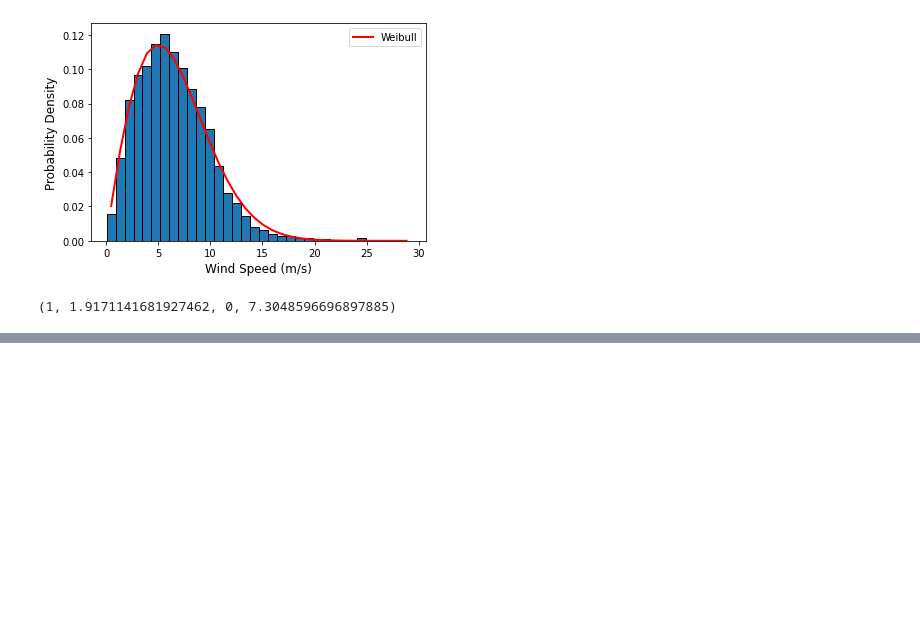
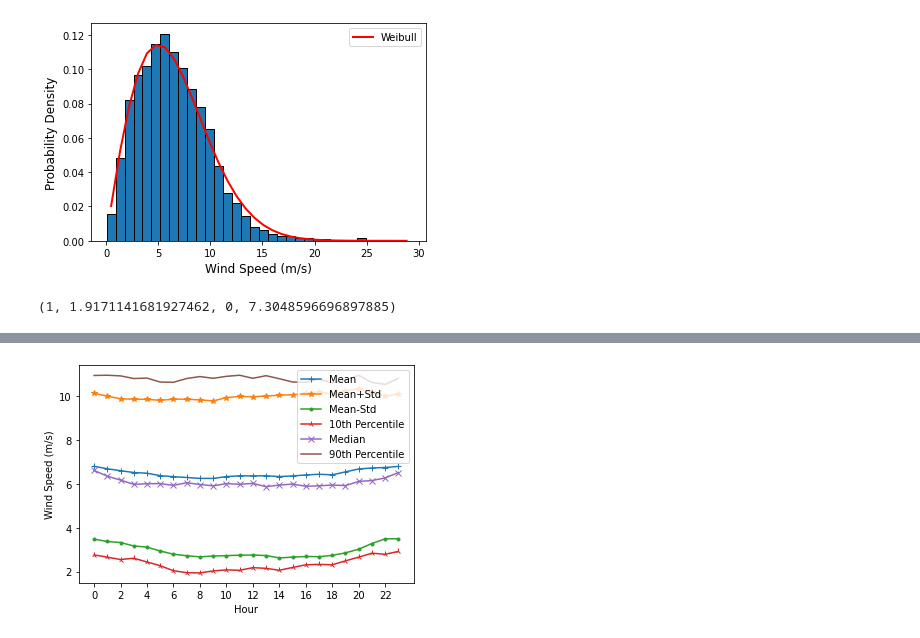
Before and after one commit to thurayakaadan/albatross, a Jupyter notebook: Usage.ipynb, the cells around one changed output, grey strips where cells are left out. Saved outputs shown, nothing was run; the diff lists cells and outputs as text; code cells hidden in the pictures; blank space fills up the shorter version.

Commit message:
[ref #14] Add diurnal stats/plotting

```diff
--- a/Usage.ipynb
+++ b/Usage.ipynb
@@ -109,0 +131,4 @@ params
+# %%
+(fig, ax, df) = plot_diurnal_stats(data)
+# %% [output]
+[figure, added]
```
Also changed, not shown: parts of 2 cells of this notebook, 2 other files.
